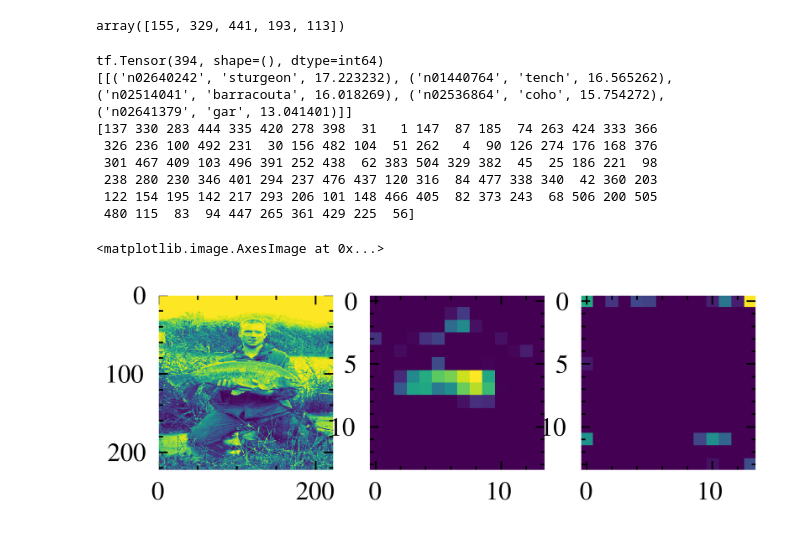
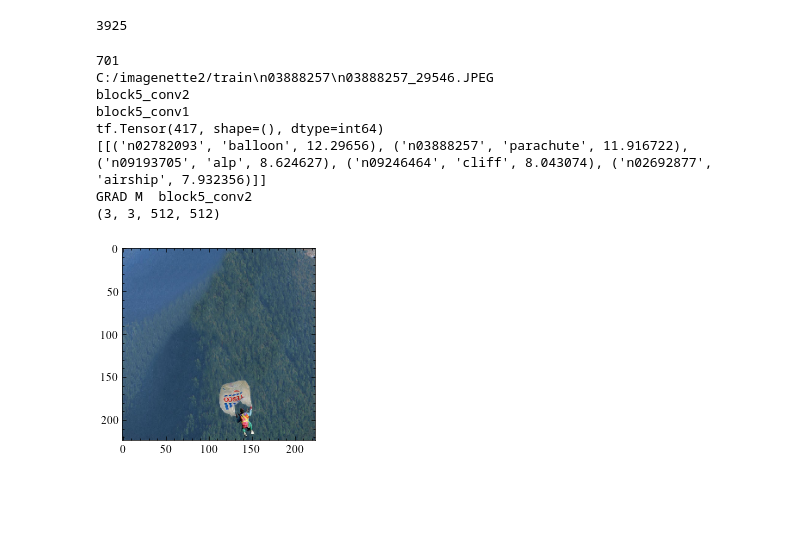
Before and after one commit to liamaltarac/CNN_Explorations, a Jupyter notebook: gradient_beta/sym_antsym_test.ipynb, the cells around one changed output. Saved outputs shown, nothing was run; the diff lists cells and outputs as text; code cells hidden in the pictures; blank space fills up the shorter version.

```diff
--- a/gradient_beta/sym_antsym_test.ipynb
+++ b/gradient_beta/sym_antsym_test.ipynb
@@ -55,7 +55,7 @@ from keras import backend as K
 import scienceplots
 
 plt.style.use(['science', 'ieee'])
-plt.rcParams.update({'figure.dpi': '600'})
+plt.rcParams.update({'figure.dpi': '100'})
 # %%
 gc.collect()
 model = VGG16(weights='imagenet',
@@ -202,28 +190,29 @@ l_num  = -1
-# %%
-topFilters
-# %% [output]
-array([155, 329, 441, 193, 113])
-# %%
-img = keras.applications.vgg16.preprocess_input(get_img_array(val_list[100], size=(224,224)))
-
-secondLastGrads, lastGrads, secondLastOutput, lastOutput = kernel_grads(img, model, l_num)
-#dy_dw_mag = tf.math.reduce_mean(dy_dw, axis=(0,1))
-#feature.shape
-topChannels = tf.math.top_k(secondLastGrads.numpy(), k=100).indices.numpy()
-topFilters = tf.math.top_k(lastGrads.numpy(), k=100).indices.numpy()
-print(topChannels)
-fig , ax = plt.subplots(1,3)
-ax[0].imshow(img[0,:,:,0])
-ax[1].imshow(secondLastOutput[0,:,:,topChannels[1]])
-ax[2].imshow(lastOutput[0,:,:,topFilters[2]])
-# %% [output]
-tf.Tensor(394, shape=(), dtype=int64)
-[[('n02640242', 'sturgeon', 17.223232), ('n01440764', 'tench', 16.565262), ('n02514041', 'barracouta', 16.018269), ('n02536864', 'coho', 15.754272), ('n02641379', 'gar', 13.041401)]]
-[137 330 283 444 335 420 278 398  31   1 147  87 185  74 263 424 333 366
- 326 236 100 492 231  30 156 482 104  51 262   4  90 126 274 176 168 376
- 301 467 409 103 496 391 252 438  62 383 504 329 382  45  25 186 221  98
- 238 280 230 346 401 294 237 476 437 120 316  84 477 338 340  42 360 203
- 122 154 195 142 217 293 206 101 148 466 405  82 373 243  68 506 200 505
- 480 115  83  94 447 265 361 429 225  56]
-<matplotlib.image.AxesImage at 0x...>
-[figure, removed]
+# %%
+len(val_list)
+# %% [output]
+3925
+# %%
+gc.collect()
+
+num = 9000
+
+original_img = get_img_array(train_list[num], size=(224,224))
+img = keras.applications.vgg16.preprocess_input(original_img)
+
+plt.imshow(original_img[0])
+print(np.argmax(train_labels[num]))
+print(train_list[num])
+
+g2,g1,gw,f2,f1  = kernel_grads(img, model, l_num,  pred_idx= np.argmax(train_labels[num]))
+#feature.shape
+#g   #[0,:,:, 0]
+# %% [output]
+701
+C:/imagenette2/train\n03888257\n03888257_29546.JPEG
+block5_conv2
+block5_conv1
+tf.Tensor(417, shape=(), dtype=int64)
+[[('n02782093', 'balloon', 12.29656), ('n03888257', 'parachute', 11.916722), ('n09193705', 'alp', 8.624627), ('n09246464', 'cliff', 8.043074), ('n02692877', 'airship', 7.932356)]]
+GRAD M  block5_conv2
+(3, 3, 512, 512)
+[figure, added]
```
Also changed, not shown: parts of 19 cells of this notebook, 19 other files.
